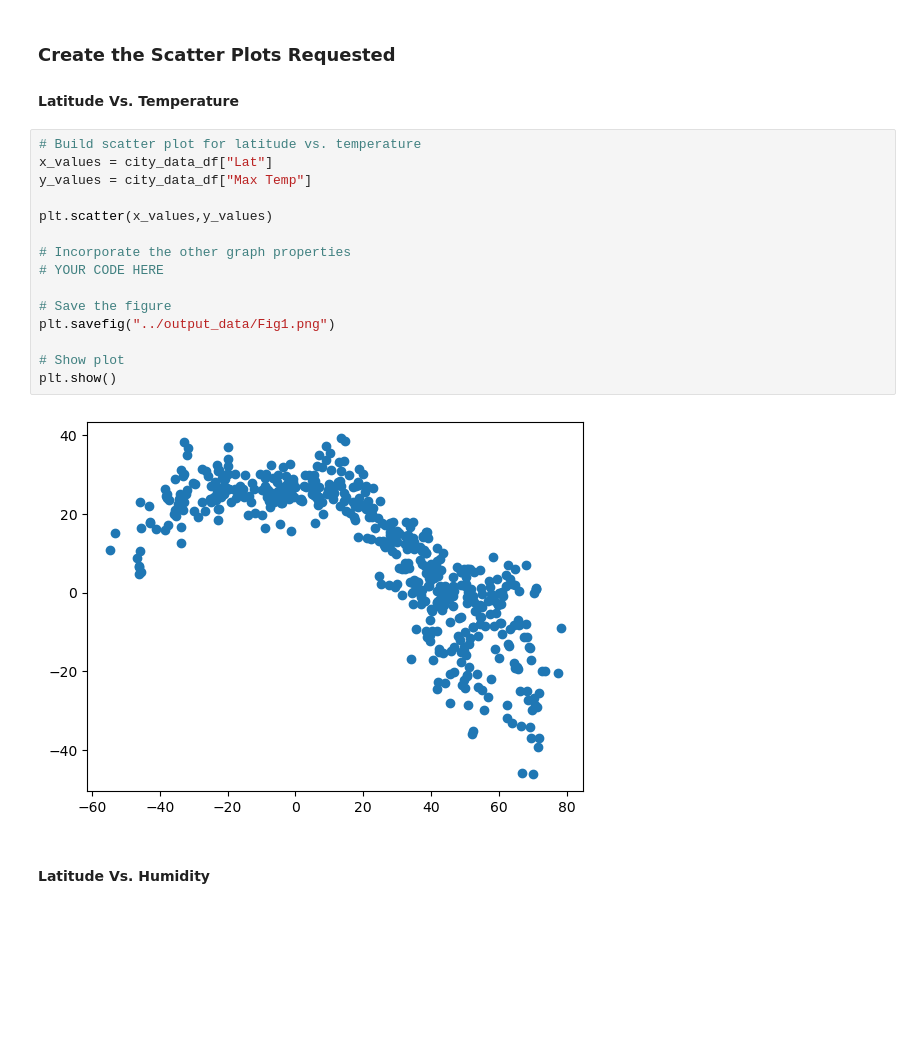
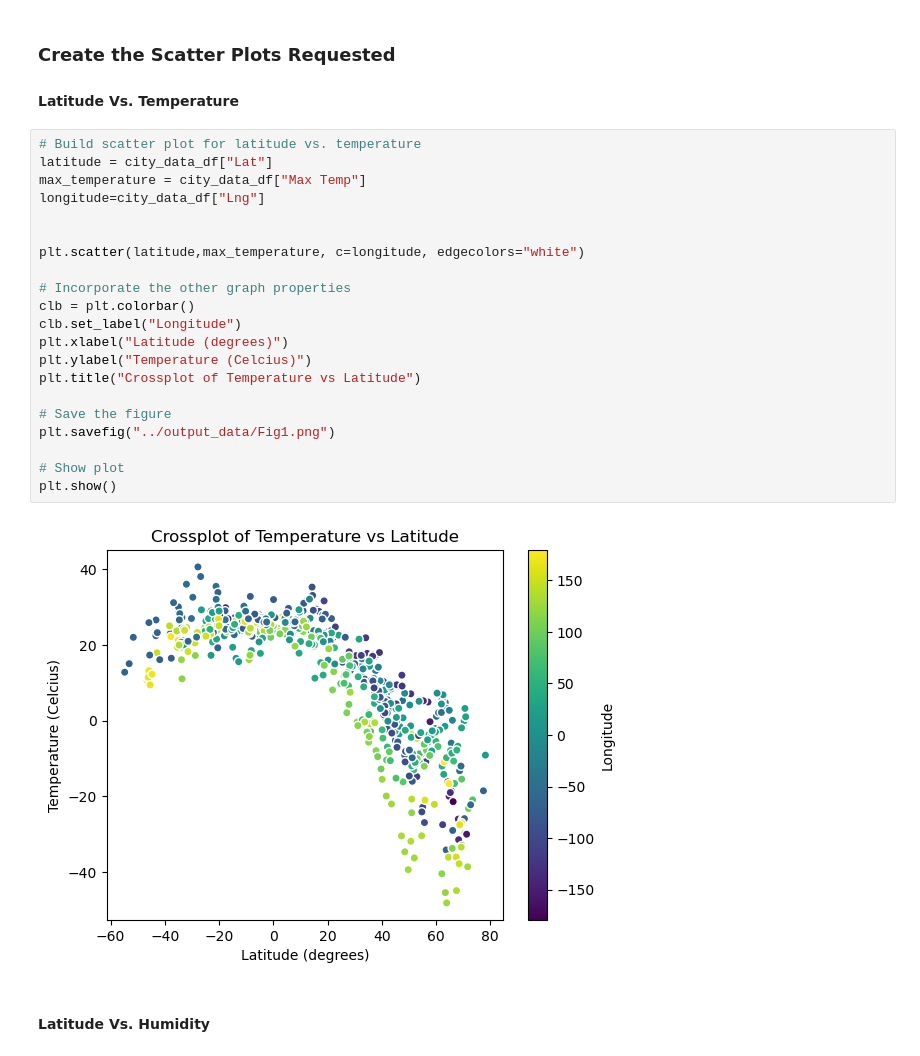
Before and after one commit to juansierra1182/python-api-challenge, a Jupyter notebook: starter_code/main-WeatherPy.ipynb, the cells around one changed output. Cells and saved outputs as stored; diff of their text form; blank space fills up the shorter version.

```diff
--- a/starter_code/main-WeatherPy.ipynb
+++ b/starter_code/main-WeatherPy.ipynb
@@ -194,21 +194,27 @@ city_data_df.head()
 #### Latitude Vs. Temperature
 # %%
 # Build scatter plot for latitude vs. temperature
-x_values = city_data_df["Lat"]
-y_values = city_data_df["Max Temp"]
+latitude = city_data_df["Lat"]
+max_temperature = city_data_df["Max Temp"]
+longitude=city_data_df["Lng"]
 
-plt.scatter(x_values,y_values)
+
+plt.scatter(latitude,max_temperature, c=longitude, edgecolors="white")
 
 # Incorporate the other graph properties
-# YOUR CODE HERE
+clb = plt.colorbar()
+clb.set_label("Longitude")
+plt.xlabel("Latitude (degrees)")
+plt.ylabel("Temperature (Celcius)")
+plt.title("Crossplot of Temperature vs Latitude")
 
 # Save the figure
 plt.savefig("../output_data/Fig1.png")
 
 # Show plot
 plt.show()
 # %% [output]
-[figure, old version]
+[figure, new version]
 # %% [markdown]
 #### Latitude Vs. Humidity
 # %%
```
Also changed, not shown: parts of 29 cells of this notebook, 5 other files.
